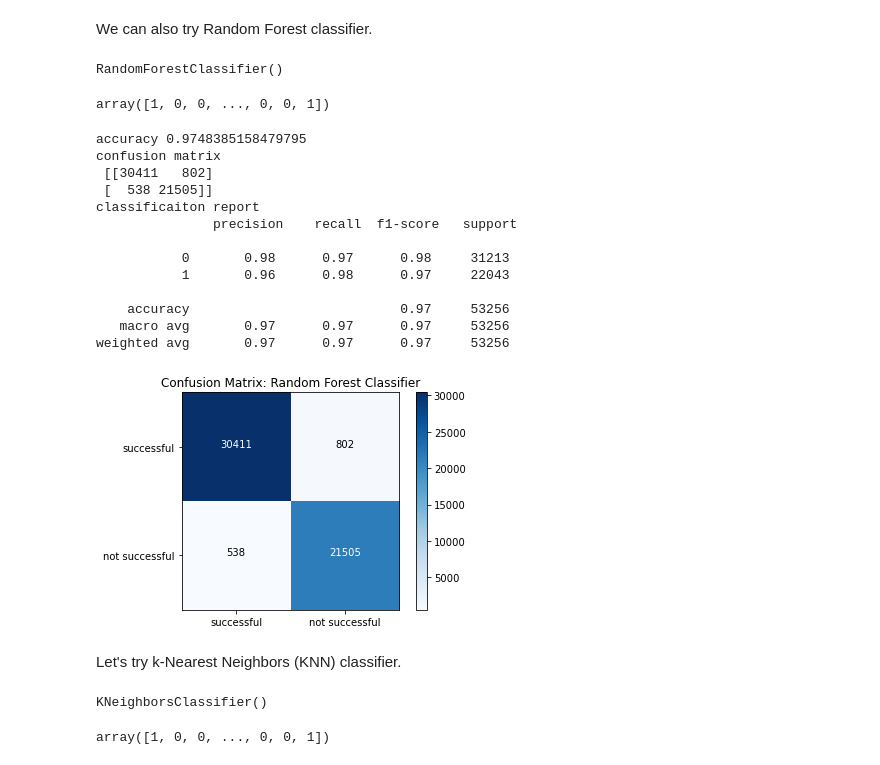
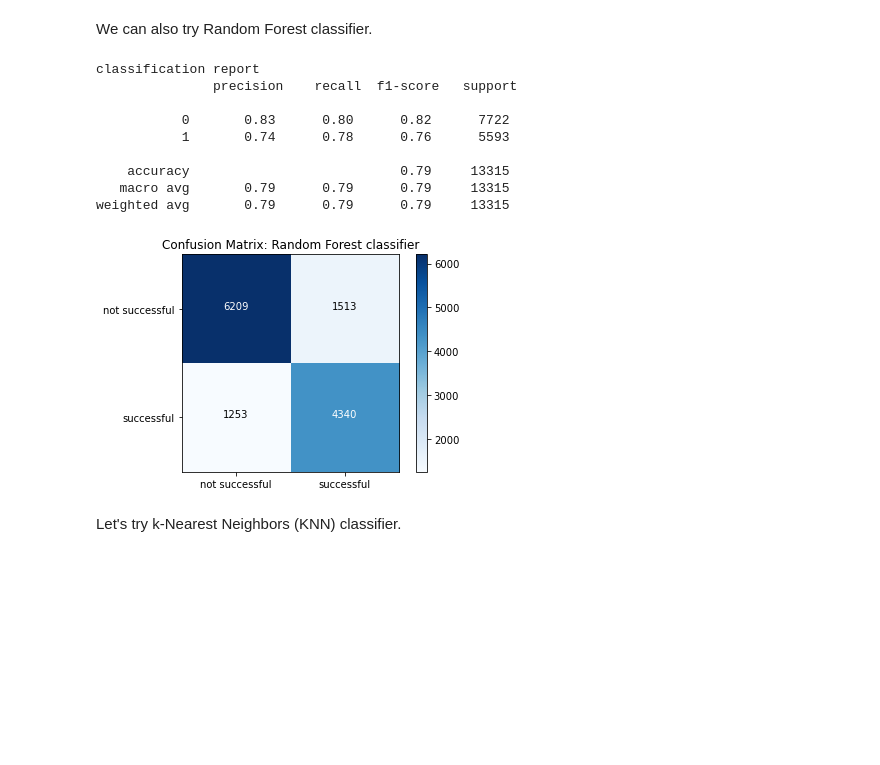
Before and after one commit to jvuger/StarbucksProject, a Jupyter notebook: Starbucks_Capstone_notebook.ipynb, the cells around one changed output. Saved outputs shown, nothing was run; the diff lists cells and outputs as text; code cells hidden in the pictures; blank space fills up the shorter version.

```diff
--- a/Starbucks_Capstone_notebook.ipynb
+++ b/Starbucks_Capstone_notebook.ipynb
@@ -1342,9 +1294,9 @@ results = pd.concat([results, row], ignore_index = True, axis = 0)
 # %% [markdown]
 Let's see if the results improve after we scale the data.
 # %%
-scaler = MinMaxScaler()
+scaler = StandardScaler()
 X_train_scaled = scaler.fit_transform(X_train)
 X_test_scaled = scaler.transform(X_test)
 # %%
-logisticRegr = LogisticRegression(max_iter = 200)
-logisticRegr.fit(X_train_scaled, y_train)
+logisticRegr = LogisticRegression(max_iter = 190)
+logisticRegr.fit(X_train_scaled, y_train);
@@ -1418,11 +1361,6 @@ show_cm(y_train, y_hat_dtc, ['not successful', 'successful'], 'Decision Tree Cla
 We can also try Random Forest classifier.
 # %%
 rfc = RandomForestClassifier()
-rfc.fit(X_train, y_train)
+rfc.fit(X_train, y_train);
-# %% [output]
-RandomForestClassifier()
-# %%
-y_hat_rfc = rfc.predict(X_train)
-y_hat_rfc
-# %% [output]
-array([1, 0, 0, ..., 0, 0, 1])
+# %%
+y_test_rfc = rfc.predict(X_test)
@@ -1429,33 +1375,19 @@ array([1, 0, 0, ..., 0, 0, 1])
 # %%
-print(f'accuracy {metrics.accuracy_score(y_train, y_hat_rfc)}')
-print(f'confusion matrix\n {metrics.confusion_matrix(y_train, y_hat_rfc)}')
-print(f'classificaiton report\n {metrics.classification_report(y_train, y_hat_rfc)}')
-
-show_cm(y_train, y_hat_rfc, ['not successful', 'successful'], 'Random Forest Classifier')
+print(f'classification report\n {metrics.classification_report(y_test, y_test_rfc)}')
+show_cm(y_test, y_test_rfc, ['not successful', 'successful'], 'Random Forest classifier')
 # %% [output]
-accuracy 0.9748385158479795
-confusion matrix
- [[30411   802]
- [  538 21505]]
-classificaiton report
+classification report
                precision    recall  f1-score   support
 
-           0       0.98      0.97      0.98     31213
-           1       0.96      0.98      0.97     22043
+           0       0.83      0.80      0.82      7722
+           1       0.74      0.78      0.76      5593
 
-    accuracy                           0.97     53256
-   macro avg       0.97      0.97      0.97     53256
-weighted avg       0.97      0.97      0.97     53256
+    accuracy                           0.79     13315
+   macro avg       0.79      0.79      0.79     13315
+weighted avg       0.79      0.79      0.79     13315
-[figure, old version]
+[figure, new version]
 # %% [markdown]
 Let's try k-Nearest Neighbors (KNN) classifier.
 # %%
 knn = KNeighborsClassifier()
-knn.fit(X_train, y_train)
+knn.fit(X_train, y_train);
-# %% [output]
-KNeighborsClassifier()
-# %%
-y_hat_knn = knn.predict(X_train)
-y_hat_knn
-# %% [output]
-array([1, 0, 0, ..., 0, 0, 1])
```
Also changed, not shown: parts of 40 cells of this notebook.
